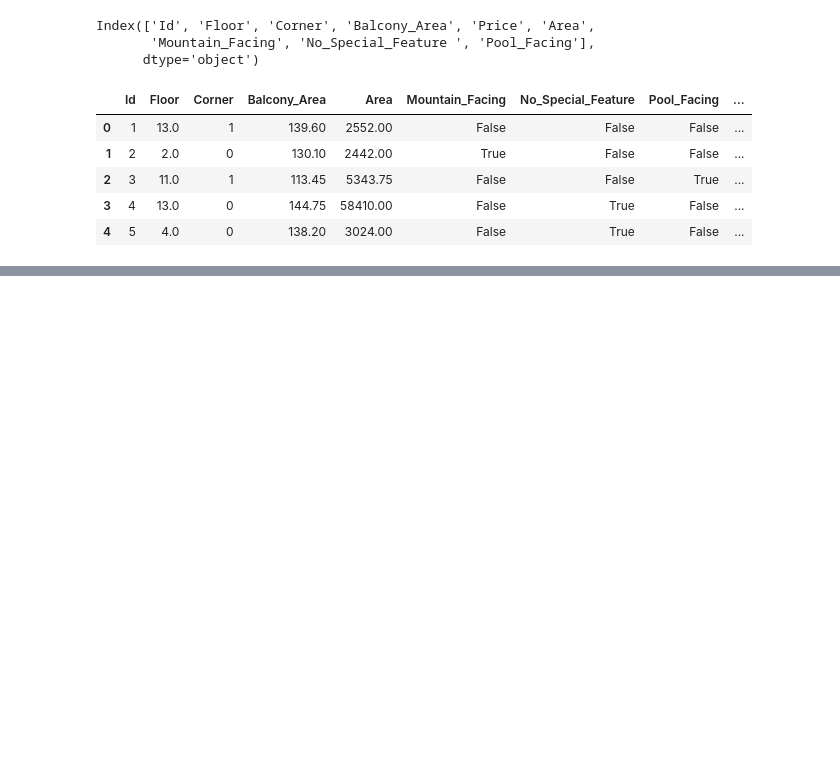
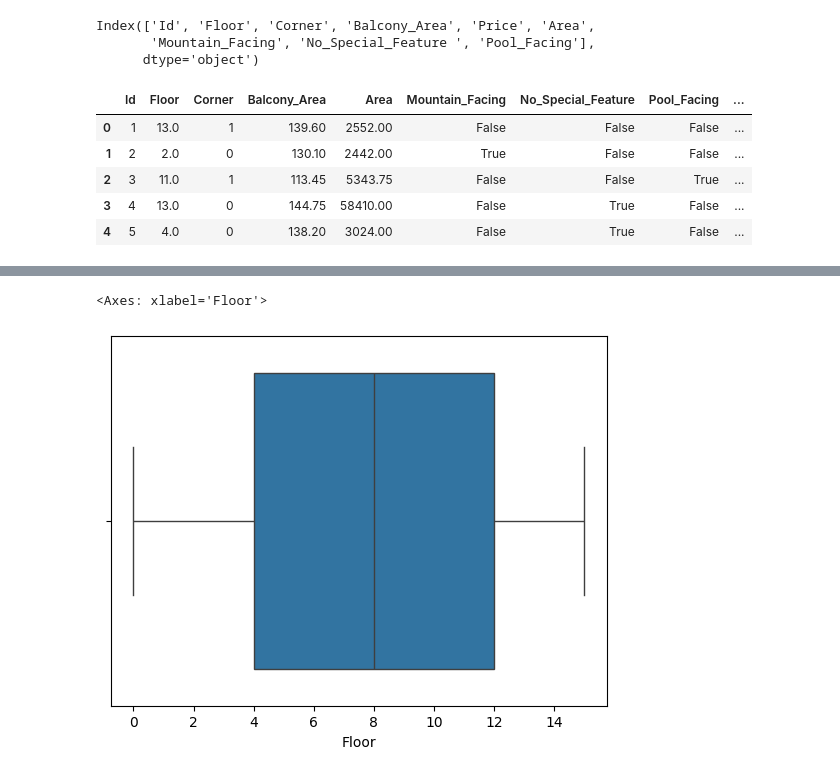
Before and after one commit to sharithomas/ML-AI, a Jupyter notebook: Data_preprocessing.ipynb, the cells around one changed output, grey strips where cells are left out. Cells and saved outputs as stored; diff of their text form; code cells hidden in the pictures; blank space fills up the shorter version.

```diff
--- a/Data_preprocessing.ipynb
+++ b/Data_preprocessing.ipynb
@@ -500,0 +513,2 @@ df=df.drop(['Id'],axis=1)
+# %%
+df=pd.read_csv("/content/Housing_Price_170720_test.csv")
@@ -500,0 +551,4 @@ df=df.drop(['Id'],axis=1)
+# %%
+#Remove null values
+df=df.dropna()
+df.isnull().sum()
@@ -500,0 +566,5 @@ df=df.drop(['Id'],axis=1)
+# %%
+sns.boxplot(x=df['Floor'])
+# %% [output]
+<Axes: xlabel='Floor'>
+[figure, added]
```
Also changed, not shown: parts of 28 cells of this notebook.
